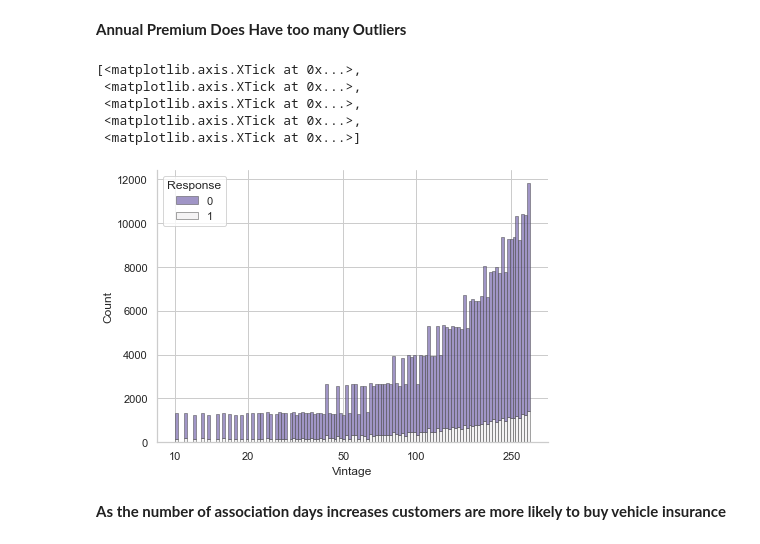
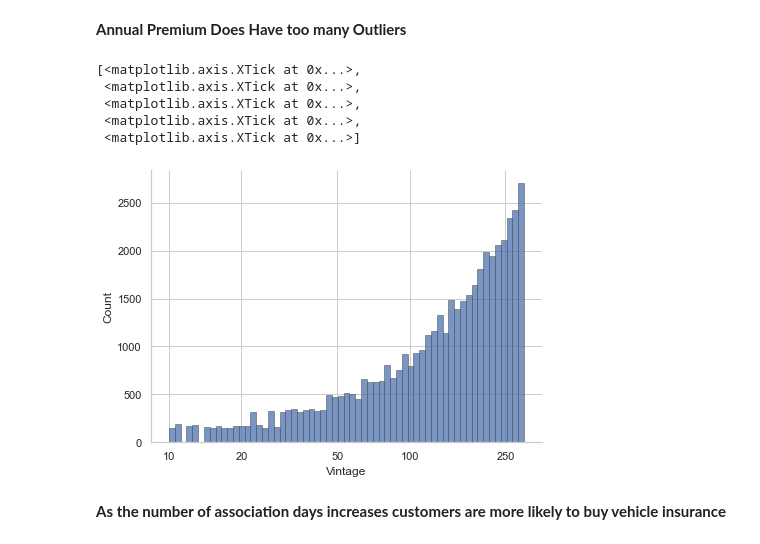
Before and after one commit to goyalshashank/Health-Insurance-Cross-Sell, a Jupyter notebook: Health Insurance Cross Sell Prediction.ipynb, the cells around one changed output. Cells and saved outputs as stored; diff of their text form; code cells hidden in the pictures.

```diff
--- a/Health Insurance Cross Sell Prediction.ipynb
+++ b/Health Insurance Cross Sell Prediction.ipynb
@@ -266,17 +282,17 @@ __Annual Premium Does Have too many Outliers__
 # %%
 f, ax = plt.subplots(figsize=(7, 5))
 sns.despine(f)
 
-sns.histplot(train, x='Vintage',hue='Response',multiple='stack',palette='light:m_r',edgecolor='.3',linewidth=.5,log_scale=True)
+sns.histplot(train[train['Response']==1], x='Vintage',multiple='stack',palette='light:m_r',edgecolor='.3',linewidth=.5,log_scale=True)
 
 ax.xaxis.set_major_formatter(mpl.ticker.ScalarFormatter())
 ax.set_xticks([ 10, 20, 50, 100,250])
 # %% [output]
 [<matplotlib.axis.XTick at 0x...>,
  <matplotlib.axis.XTick at 0x...>,
  <matplotlib.axis.XTick at 0x...>,
  <matplotlib.axis.XTick at 0x...>,
  <matplotlib.axis.XTick at 0x...>]
-[figure, old version]
+[figure, new version]
 # %% [markdown]
 __As the number of association days increases customers are more likely to buy vehicle insurance__
```
Also changed, not shown: parts of 15 cells of this notebook.
